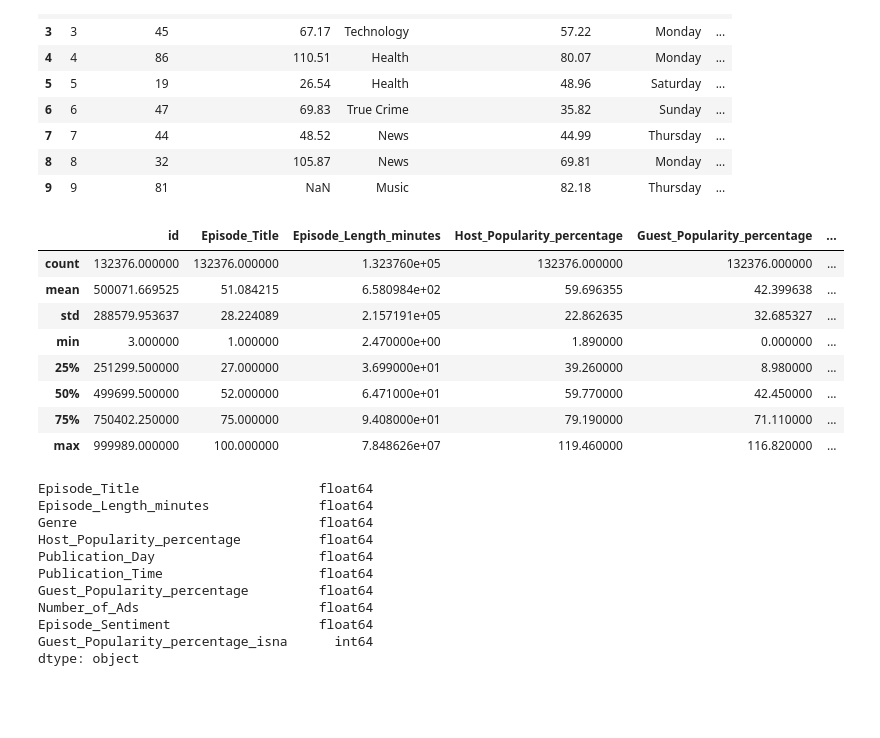
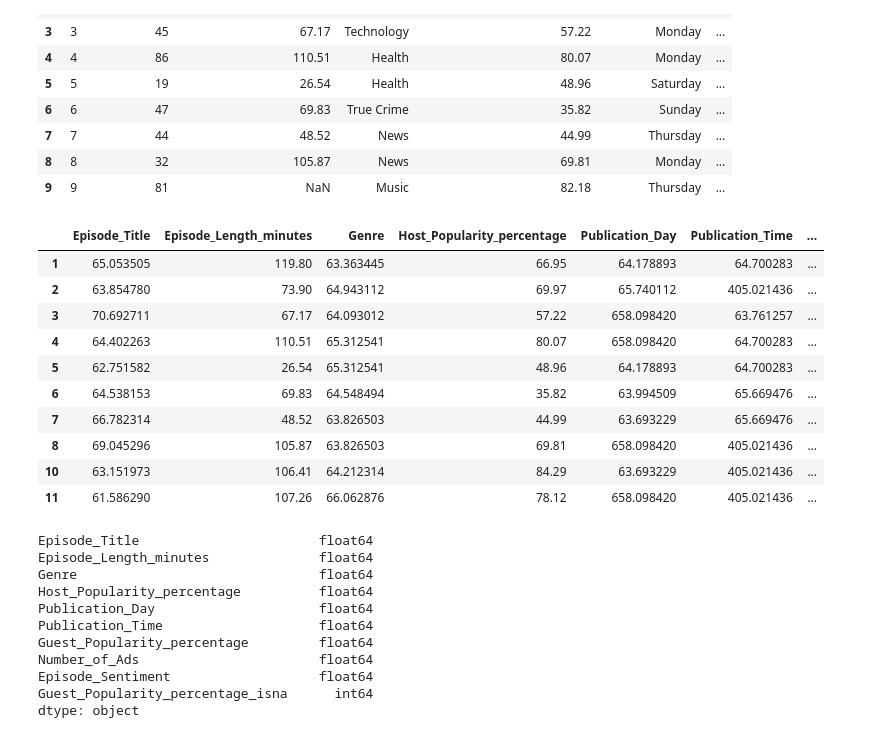
Before and after one commit to RuntianZ/kaggle, a Jupyter notebook: s5e4/0408.ipynb, the cells around one changed output. Saved outputs shown, nothing was run; the diff lists cells and outputs as text; code cells hidden in the pictures; blank space fills up the shorter version.

```diff
--- a/s5e4/0408.ipynb
+++ b/s5e4/0408.ipynb
@@ -241,27 +241,29 @@ df_impute_combined.head(10)
 | 9 | 9 | 81 | NaN | Music | 82.18 | Thursday | ... |
 # %%
 df1 = df_impute_combined.copy()
+df1 = df1.drop("id", axis=1)
 df1_nona = df1[~df1[target_impute].isna()]
-df1_nona[df1_nona["Publication_Day"] == "Monday"].describe()
-# df1["Genre"] = df1["Genre"].map(df1_nona.groupby("Genre")[target_impute].mean())
-# df1["Publication_Day"] = df1["Publication_Day"].map(df1_nona.groupby("Publication_Day")[target_impute].mean())
-# df1["Publication_Time"] = df1["Publication_Time"].map(df1_nona.groupby("Publication_Time")[target_impute].mean())
-# df1["Episode_Title"] = df1["Episode_Title"].map(df1_nona.groupby("Episode_Title")[target_impute].mean())
-# df1["Episode_Sentiment"] = df1["Episode_Sentiment"].map(df1_nona.groupby("Episode_Sentiment")[target_impute].mean())
-# df1 = df1.drop("id", axis=1)
-# df_impute_train = df1[~df1[target_impute].isna()]
-# df_impute_test = df1[df1[target_impute].isna()]
-# df_impute_train.head(10)
+# df1_nona[df1_nona["Publication_Day"] == "Monday"].describe()
+df1["Genre"] = df1["Genre"].map(df1_nona.groupby("Genre")[target_impute].mean()).astype("float")
+df1["Publication_Day"] = df1["Publication_Day"].map(df1_nona.groupby("Publication_Day")[target_impute].mean()).astype("float")
+df1["Publication_Time"] = df1["Publication_Time"].map(df1_nona.groupby("Publication_Time")[target_impute].mean()).astype("float")
+df1["Episode_Title"] = df1["Episode_Title"].map(df1_nona.groupby("Episode_Title")[target_impute].mean()).astype("float")
+df1["Episode_Sentiment"] = df1["Episode_Sentiment"].map(df1_nona.groupby("Episode_Sentiment")[target_impute].mean()).astype("float")
+df_impute_train = df1[~df1[target_impute].isna()]
+df_impute_test = df1[df1[target_impute].isna()]
+df_impute_train.head(10)
 # %% [output]
-|  | id | Episode_Title | Episode_Length_minutes | Host_Popularity_percentage | Guest_Popularity_percentage | ... |
-| count | 132376.000000 | 132376.000000 | 1.323760e+05 | 132376.000000 | 132376.000000 | ... |
-| mean | 500071.669525 | 51.084215 | 6.580984e+02 | 59.696355 | 42.399638 | ... |
-| std | 288579.953637 | 28.224089 | 2.157191e+05 | 22.862635 | 32.685327 | ... |
-| min | 3.000000 | 1.000000 | 2.470000e+00 | 1.890000 | 0.000000 | ... |
-| 25% | 251299.500000 | 27.000000 | 3.699000e+01 | 39.260000 | 8.980000 | ... |
-| 50% | 499699.500000 | 52.000000 | 6.471000e+01 | 59.770000 | 42.450000 | ... |
-| 75% | 750402.250000 | 75.000000 | 9.408000e+01 | 79.190000 | 71.110000 | ... |
-| max | 999989.000000 | 100.000000 | 7.848626e+07 | 119.460000 | 116.820000 | ... |
+|  | Episode_Title | Episode_Length_minutes | Genre | Host_Popularity_percentage | Publication_Day | Publication_Time | ... |
+| 1 | 65.053505 | 119.80 | 63.363445 | 66.95 | 64.178893 | 64.700283 | ... |
+| 2 | 63.854780 | 73.90 | 64.943112 | 69.97 | 65.740112 | 405.021436 | ... |
+| 3 | 70.692711 | 67.17 | 64.093012 | 57.22 | 658.098420 | 63.761257 | ... |
+| 4 | 64.402263 | 110.51 | 65.312541 | 80.07 | 658.098420 | 64.700283 | ... |
+| 5 | 62.751582 | 26.54 | 65.312541 | 48.96 | 64.178893 | 64.700283 | ... |
+| 6 | 64.538153 | 69.83 | 64.548494 | 35.82 | 63.994509 | 65.669476 | ... |
+| 7 | 66.782314 | 48.52 | 63.826503 | 44.99 | 63.693229 | 65.669476 | ... |
+| 8 | 69.045296 | 105.87 | 63.826503 | 69.81 | 658.098420 | 405.021436 | ... |
+| 10 | 63.151973 | 106.41 | 64.212314 | 84.29 | 63.693229 | 405.021436 | ... |
+| 11 | 61.586290 | 107.26 | 66.062876 | 78.12 | 658.098420 | 405.021436 | ... |
 # %%
 df_impute_train.dtypes
 # %% [output]
```
Also changed, not shown: parts of 3 cells of this notebook.
